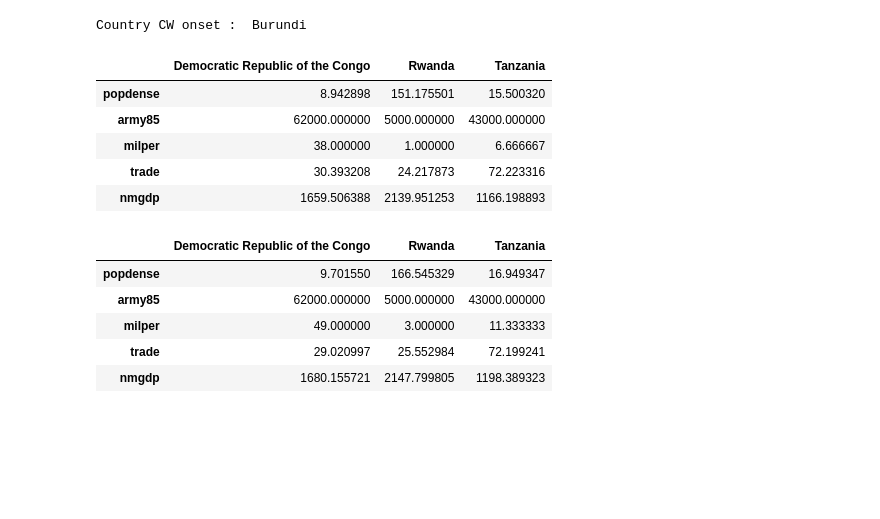
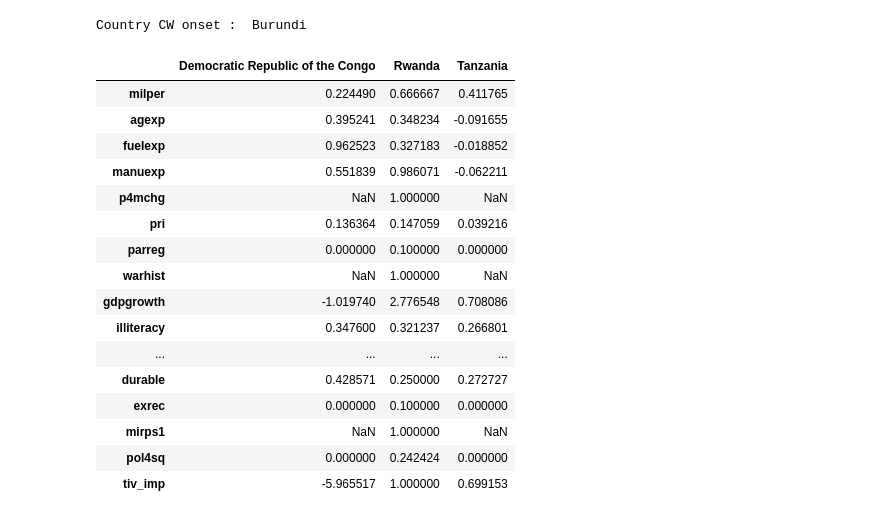
Before and after one commit to epfl-ada/ada-2020-project-milestone-p3-p3_cadastrophe, a Jupyter notebook: Data_Exploration.ipynb, the cells around one changed output. Cells and saved outputs as stored; diff of their text form; code cells hidden in the pictures; blank space fills up the shorter version.

Commit message:
improve the variation computation

```diff
--- a/Data_Exploration.ipynb
+++ b/Data_Exploration.ipynb
@@ -859,27 +859,36 @@ def comp_neighbour_feat(df, country, onset_date, t_win=3, geodata=geodata):
                             group.loc[group['year'] >= onset_date][cols].apply(np.nanmean, axis=0).rename(idx)],
                             axis=1)
 
-    return df_pre, df_pos
+    return df_pre.T, df_pos.T
 # %%
 print("Country CW onset : ", onsets[10][1])
-a, b = comp_neighbour_feat(sambanis, onsets[10][1], onsets[10][0])
+pre, pos = comp_neighbour_feat(sambanis, onsets[10][1], onsets[10][0])
 # %% [output]
 Country CW onset :  Burundi
-# %%
-a.head(5)
-# %% [output]
-|  | Democratic Republic of the Congo | Rwanda | Tanzania |
-| popdense | 8.942898 | 151.175501 | 15.500320 |
-| army85 | 62000.000000 | 5000.000000 | 43000.000000 |
-| milper | 38.000000 | 1.000000 | 6.666667 |
-| trade | 30.393208 | 24.217873 | 72.223316 |
-| nmgdp | 1659.506388 | 2139.951253 | 1166.198893 |
-# %%
-b.head()
-# %% [output]
-|  | Democratic Republic of the Congo | Rwanda | Tanzania |
-| popdense | 9.701550 | 166.545329 | 16.949347 |
-| army85 | 62000.000000 | 5000.000000 | 43000.000000 |
-| milper | 49.000000 | 3.000000 | 11.333333 |
-| trade | 29.020997 | 25.552984 | 72.199241 |
-| nmgdp | 1680.155721 | 2147.799805 | 1198.389323 |
+# %%
+#compute the variation and transpose
+tmp = (pos-pre)/pos
+tmp = tmp.T
+# %%
+threshold = 0.1
+
+# get the features for each the variation is greater than the threshold
+tmp.loc[tmp["Rwanda"] > threshold]
+# %% [output]
+|  | Democratic Republic of the Congo | Rwanda | Tanzania |
+| milper | 0.224490 | 0.666667 | 0.411765 |
+| agexp | 0.395241 | 0.348234 | -0.091655 |
+| fuelexp | 0.962523 | 0.327183 | -0.018852 |
+| manuexp | 0.551839 | 0.986071 | -0.062211 |
+| p4mchg | NaN | 1.000000 | NaN |
+| pri | 0.136364 | 0.147059 | 0.039216 |
+| parreg | 0.000000 | 0.100000 | 0.000000 |
+| warhist | NaN | 1.000000 | NaN |
+| gdpgrowth | -1.019740 | 2.776548 | 0.708086 |
+| illiteracy | 0.347600 | 0.321237 | 0.266801 |
+| ... | ... | ... | ... |
+| durable | 0.428571 | 0.250000 | 0.272727 |
+| exrec | 0.000000 | 0.100000 | 0.000000 |
+| mirps1 | NaN | 1.000000 | NaN |
+| pol4sq | 0.000000 | 0.242424 | 0.000000 |
+| tiv_imp | -5.965517 | 1.000000 | 0.699153 |
```
